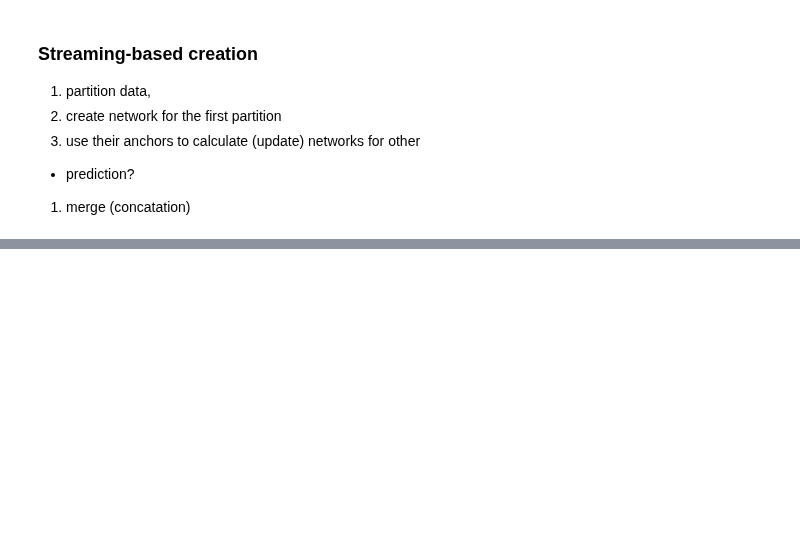
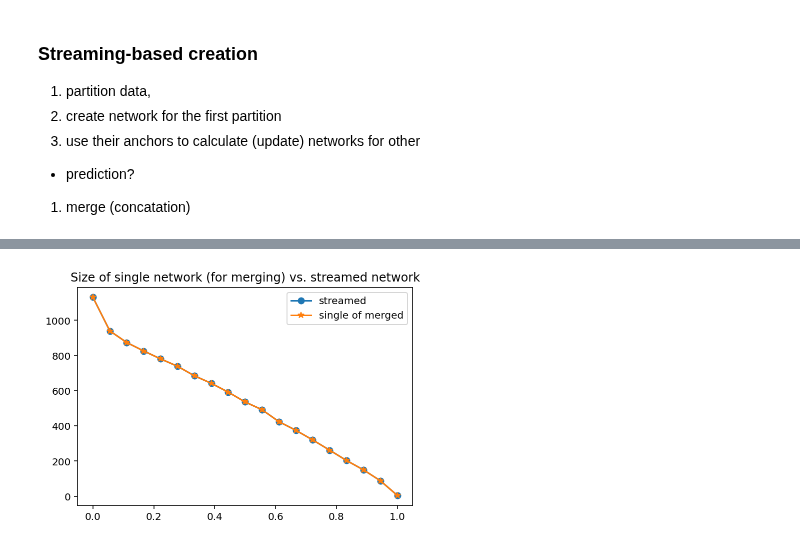
Before and after one commit to jrybicki-jsc/smms, a Jupyter notebook: graphla/netprediction.ipynb, the cells around one changed output, grey strips where cells are left out. Saved outputs shown, nothing was run; the diff lists cells and outputs as text; code cells hidden in the pictures; blank space fills up the shorter version.

```diff
--- a/graphla/netprediction.ipynb
+++ b/graphla/netprediction.ipynb
@@ -367,0 +392,15 @@ subsamp['apk'].unique().shape
+# %%
+single_nets = dict()
+for gamma in st_nets.keys():
+    with open(f"../res/{gamma}-tc-singlevoting.pickle", 'rb') as f:
+        nw = pickle.load(f)
+        single_nets[gamma] = nw[gamma]
+# %%
+single_sizes = {g:len(a[0]) for g, a in single_nets.items()}
+# %%
+plt.title('Size of single network (for merging) vs. streamed network')
+plt.plot(list(comp.keys()), list(comp.values()),'-o', label='streamed')
+plt.plot(list(single_sizes.keys()), list(single_sizes.values()), '-*', label='single of merged')
+plt.legend();
+# %% [output]
+[figure, added]
```
Also changed, not shown: parts of 33 cells of this notebook.
